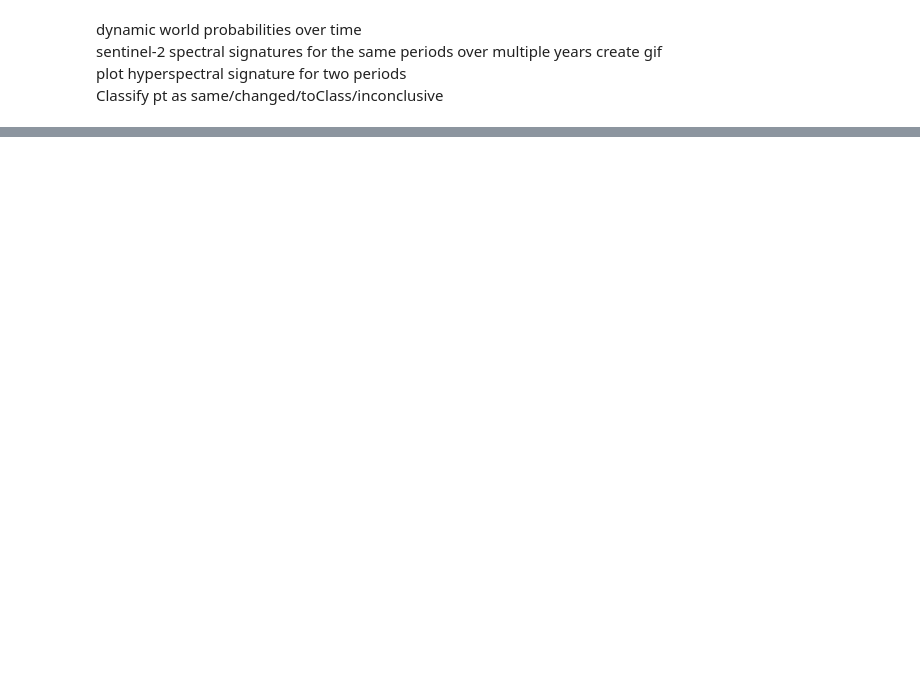
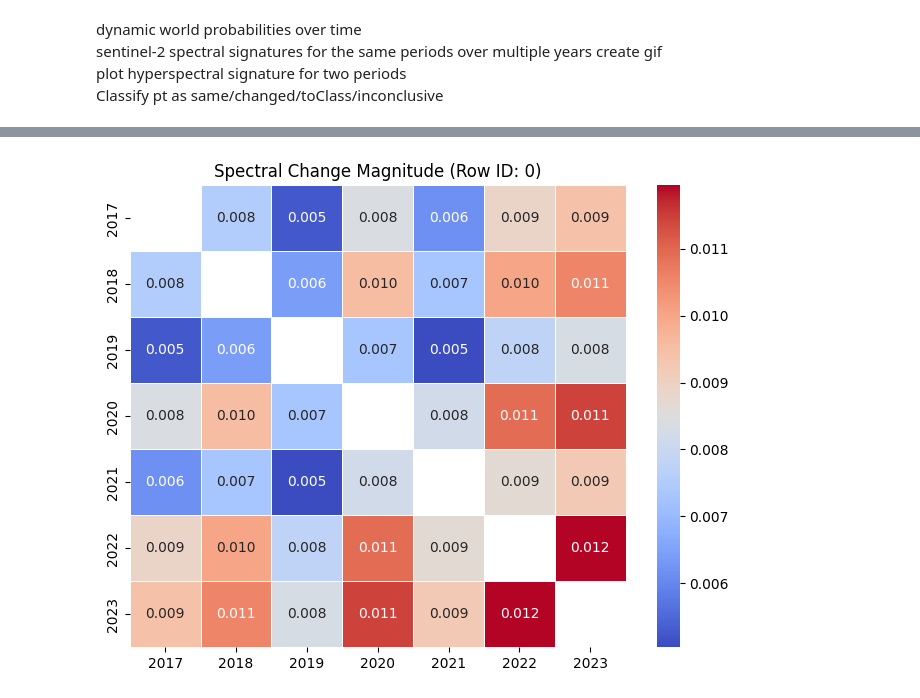
Before and after one commit to Geethen/hypinvalimap, a Jupyter notebook: code/Labelling_tools.ipynb, the cells around one changed output, grey strips where cells are left out. Cells and saved outputs as stored; diff of their text form; code cells hidden in the pictures; blank space fills up the shorter version.

```diff
--- a/code/Labelling_tools.ipynb
+++ b/code/Labelling_tools.ipynb
@@ -329,0 +713,19 @@ pts_gdf.head()
+# %%
+# extract values at points
+pts = ee.FeatureCollection('projects/ee-geethensingh/assets/aliens_sep2018').filter(ee.Filter.eq('fid',238))
+
+output = pts.map(lambda ft: extractData(ft.geometry(), 30))
+# output = extractData(pts.geometry(), 30)
+
+# convert to geopandas dataframe
+pts_gdf = ee.data.computeFeatures({
+    'expression': ee.FeatureCollection(output),
+    'fileFormat': 'GEOPANDAS_GEODATAFRAME'
+})
+
+# Need to set the CRS.
+# Make sure it matches the CRS of FeatureCollection geometries.
+pts_gdf.crs = 'EPSG:4326'
+
+display(type(pts_gdf))
+pts_gdf.head()
@@ -329,0 +737,30 @@ pts_gdf.head()
+# %%
+import pandas as pd
+import numpy as np
+import seaborn as sns
+import matplotlib.pyplot as plt
+
+# Select a specific row by ID (Index)
+row_id = 0  # Change this to select different rows
+df = pts_gdf
+selected_row = df.iloc[row_id, 1:]  # Exclude 'geometry'
+
+# Extract years from column names
+years = sorted(set(int(y) for col in selected_row.index for y in col.split('_')))
+
+# Create an empty DataFrame for the heatmap
+change_matrix = pd.DataFrame(np.nan, index=years, columns=years)
+
+# Populate the heatmap with values from the selected row
+for col, value in selected_row.items():
+    y1, y2 = map(int, col.split('_'))
+    change_matrix.loc[y1, y2] = value
+    change_matrix.loc[y2, y1] = value  # Make it symmetric
+
+# Plot the heatmap
+plt.figure(figsize=(8, 6))
+sns.heatmap(change_matrix, annot=True, cmap="coolwarm", fmt=".3f", linewidths=0.5)
+plt.title(f"Spectral Change Magnitude (Row ID: {row_id})")
+plt.show()
+# %% [output]
+[figure, added]
```
Also changed, not shown: parts of 11 cells of this notebook, 5 other files.
